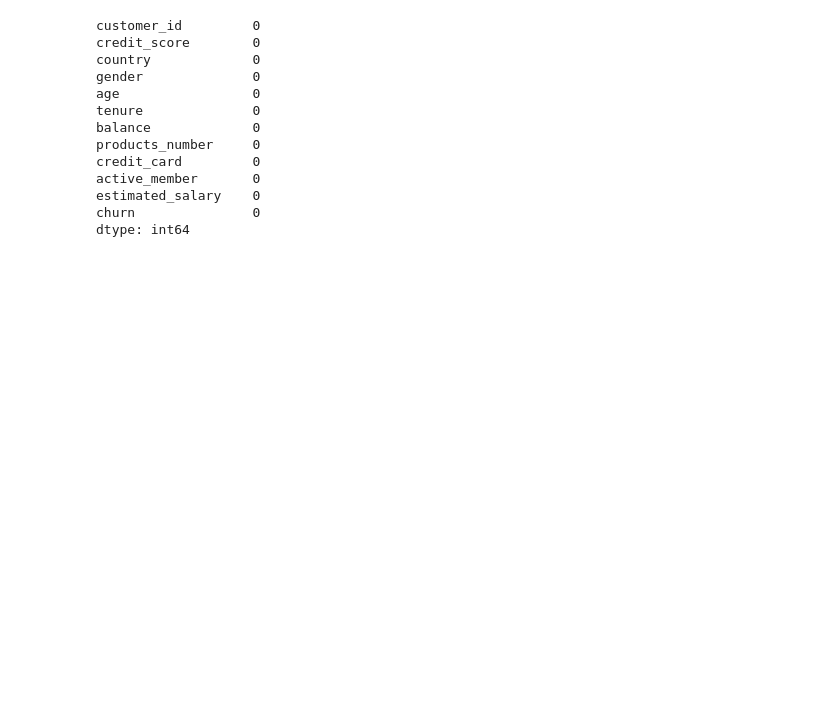
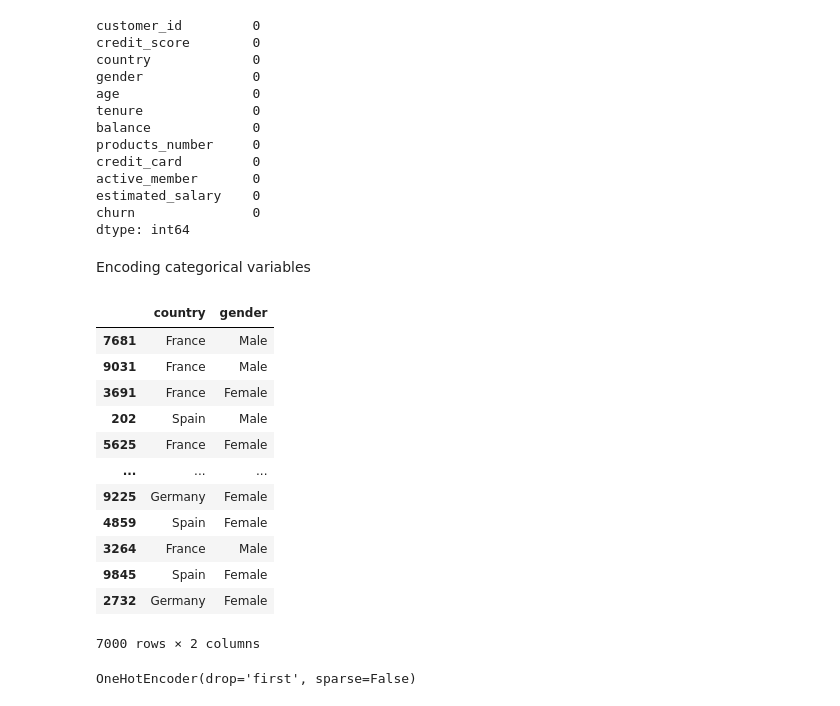
Before and after one commit to kanyua-charity/Bank-Customer-Churn-Prediction, a Jupyter notebook: index.ipynb, the cells around one changed output. Saved outputs shown, nothing was run; the diff lists cells and outputs as text; code cells hidden in the pictures; blank space fills up the shorter version.

```diff
--- a/index.ipynb
+++ b/index.ipynb
@@ -120,3 +120,5 @@ active_member       0
 estimated_salary    0
 churn               0
 dtype: int64
+# %% [markdown]
+Encoding categorical variables
@@ -123,4 +128,19 @@ dtype: int64
 # %%
 #Encoding categorical variables
 X_train_categorical = X_train.copy()
 X_train_categorical = X_train.select_dtypes(include="object")
+X_train_categorical
+# %% [output]
+|  | country | gender |
+| 7681 | France | Male |
+| 9031 | France | Male |
+| 3691 | France | Female |
+| 202 | Spain | Male |
+| 5625 | France | Female |
+| ... | ... | ... |
+| 9225 | Germany | Female |
+| 4859 | Spain | Female |
+| 3264 | France | Male |
+| 9845 | Spain | Female |
+| 2732 | Germany | Female |
+7000 rows × 2 columns
@@ -126,0 +157,4 @@ X_train_categorical = X_train.select_dtypes(include="object")
+# %%
+ohe.fit(X_train_categorical)
+# %% [output]
+OneHotEncoder(drop='first', sparse=False)
```
Also changed, not shown: parts of 14 cells of this notebook.
